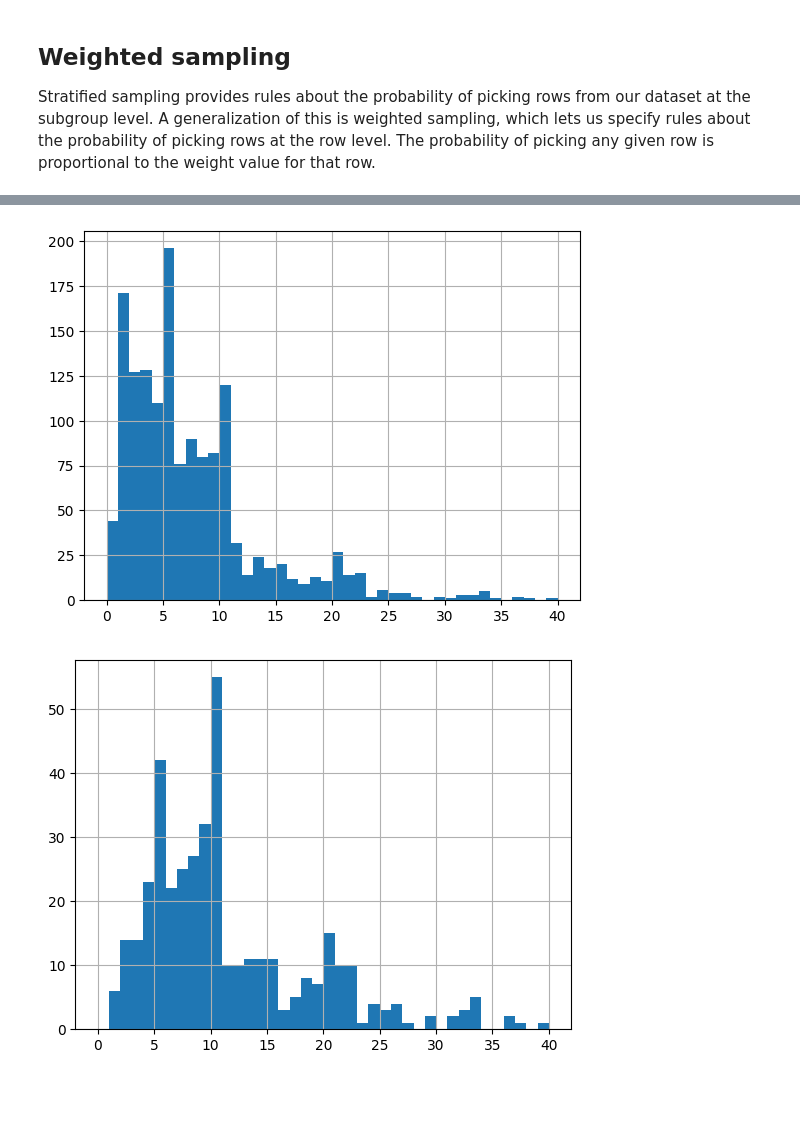
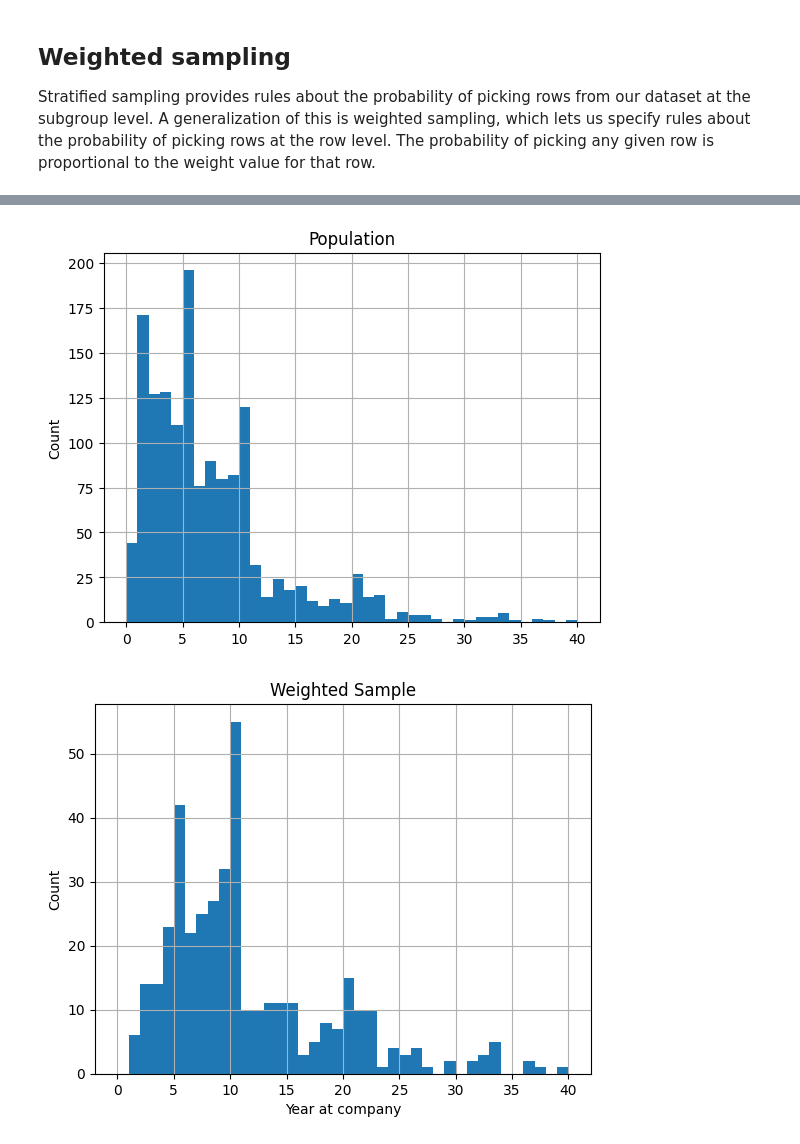
Before and after one commit to MichaelSzczepaniak/DataCamp, a Jupyter notebook: Tracks/Associate Data Scientist/28 Sampling in Python/SamplingInPython.ipynb, the cells around one changed output, grey strips where cells are left out. Drawn from its saved outputs; the diff is of its cells as text; code cells hidden in the pictures; blank space fills up the shorter version.

```diff
--- a/Tracks/Associate Data Scientist/28 Sampling in Python/SamplingInPython.ipynb
+++ b/Tracks/Associate Data Scientist/28 Sampling in Python/SamplingInPython.ipynb
@@ -487,14 +502,19 @@ plt.show()
 # %%
 # Plot YearsAtCompany from attrition_pop as a histogram
-attrition_pop['YearsAtCompany'].hist(bins=np.arange(0, 41, 1))
+ax_top = attrition_pop['YearsAtCompany'].hist(bins=np.arange(0, 41, 1))
+ax_top.set_title("Population")
+ax_top.set_ylabel("Count")
 plt.show()
 
 # Sample 400 employees weighted by YearsAtCompany
 attrition_weight = attrition_pop.sample(n=400, weights="YearsAtCompany")
 
-# Plot YearsAtCompany from attrition_weight as a histogram
-attrition_weight["YearsAtCompany"].hist(bins=np.arange(0, 41, 1))
+# Plot YearsAtCompany weighted sample
+ax_bot = attrition_weight["YearsAtCompany"].hist(bins=np.arange(0, 41, 1))
+ax_bot.set_title("Weighted Sample")
+ax_bot.set_ylabel("Count")
+ax_bot.set_xlabel("Year at company")
 plt.show()
 # %% [output]
-[figure, old version]
+[figure, new version]
-[figure, old version]
+[figure, new version]
```
Also changed, not shown: parts of 19 cells of this notebook.
